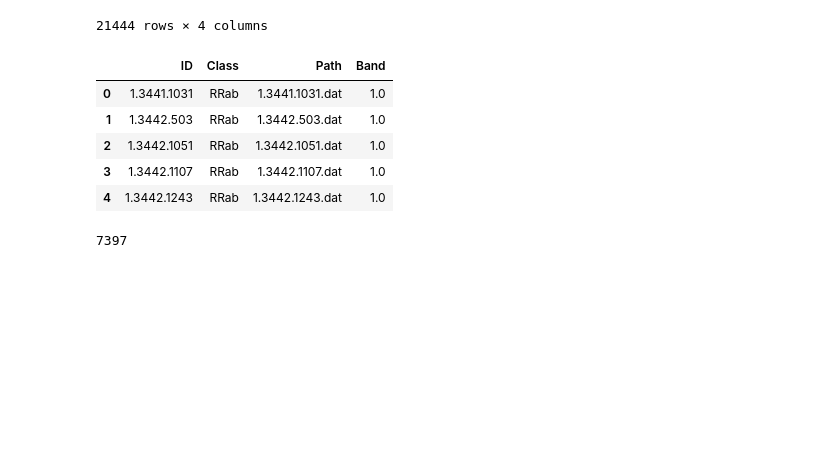
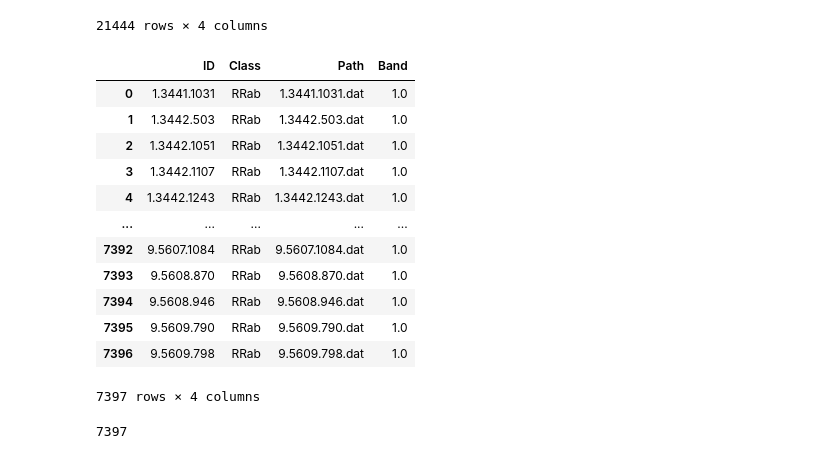
Before and after one commit to MatiBarriZ/Project-ARIMA, a Jupyter notebook: ARIMA.ipynb, the cells around one changed output. Cells and saved outputs as stored; diff of their text form; code cells hidden in the pictures; blank space fills up the shorter version.

```diff
--- a/ARIMA.ipynb
+++ b/ARIMA.ipynb
@@ -27,14 +28,21 @@ data
 21444 rows × 4 columns
 # %%
 df = data[data['Class'] == 'RRab'].reset_index(drop=True)
-df.head()
+df
 # %% [output]
 |  | ID | Class | Path | Band |
 | 0 | 1.3441.1031 | RRab | 1.3441.1031.dat | 1.0 |
 | 1 | 1.3442.503 | RRab | 1.3442.503.dat | 1.0 |
 | 2 | 1.3442.1051 | RRab | 1.3442.1051.dat | 1.0 |
 | 3 | 1.3442.1107 | RRab | 1.3442.1107.dat | 1.0 |
 | 4 | 1.3442.1243 | RRab | 1.3442.1243.dat | 1.0 |
+| ... | ... | ... | ... | ... |
+| 7392 | 9.5607.1084 | RRab | 9.5607.1084.dat | 1.0 |
+| 7393 | 9.5608.870 | RRab | 9.5608.870.dat | 1.0 |
+| 7394 | 9.5608.946 | RRab | 9.5608.946.dat | 1.0 |
+| 7395 | 9.5609.790 | RRab | 9.5609.790.dat | 1.0 |
+| 7396 | 9.5609.798 | RRab | 9.5609.798.dat | 1.0 |
+7397 rows × 4 columns
 # %%
 stars = dict()
 availables = list()
```
Also changed, not shown: parts of 59 cells of this notebook, 1 other file.
